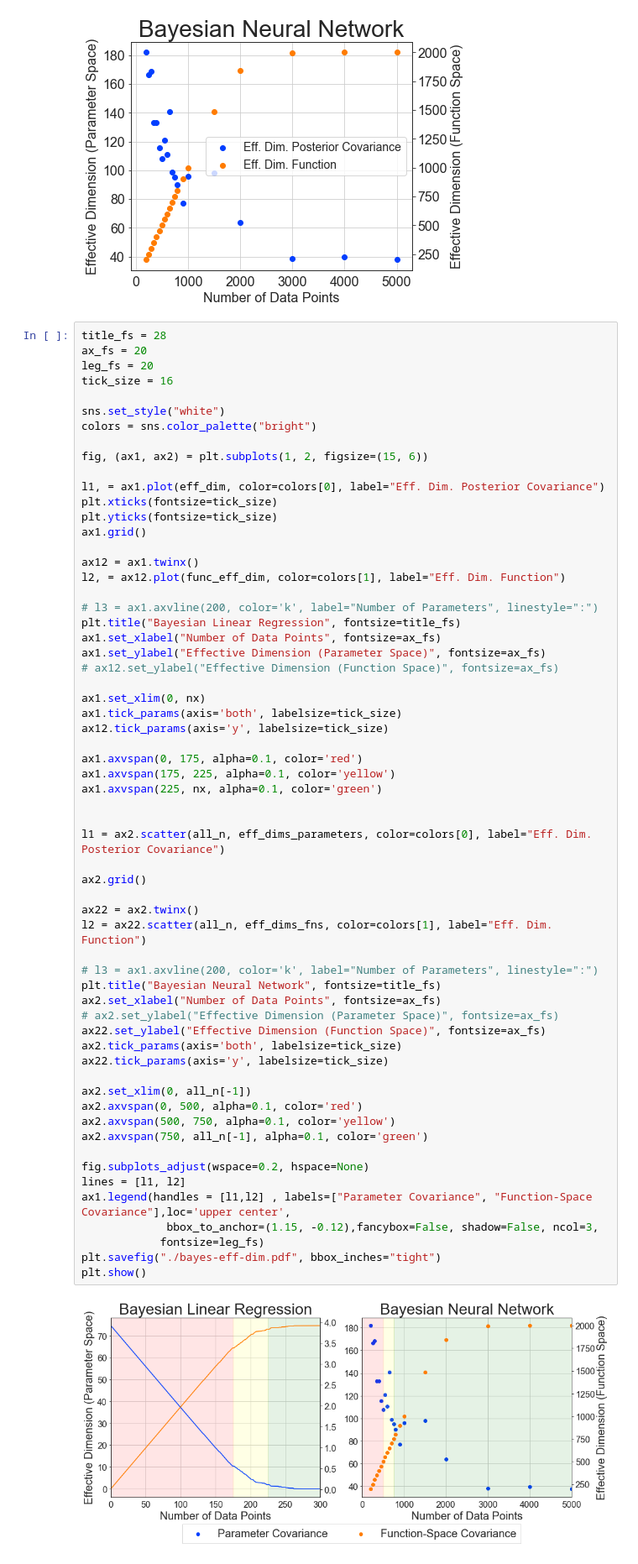
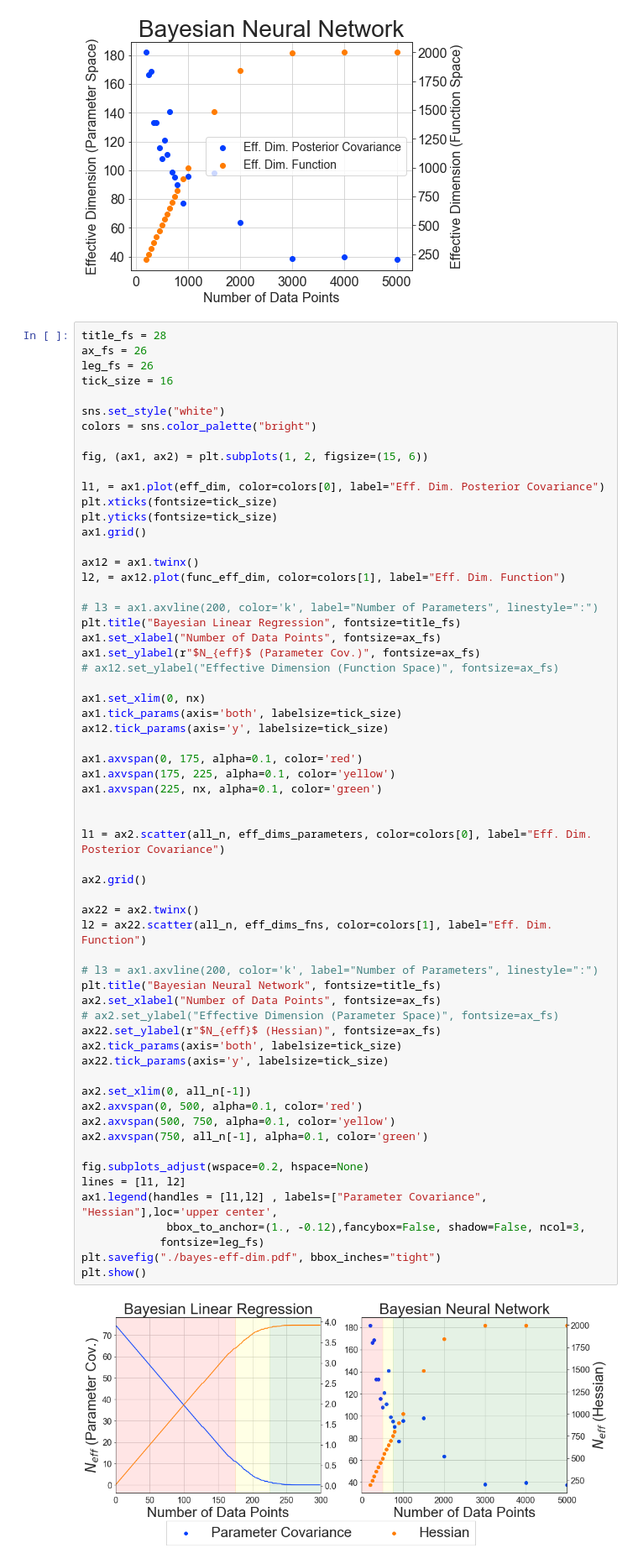
Before and after one commit to g-benton/hessian-eff-dim, a Jupyter notebook: experiments/blr/BLR effective dimension.ipynb, the cells around one changed output. Shown at 84% size. Drawn from its saved outputs; the diff is of its cells as text.

```diff
--- a/experiments/blr/BLR effective dimension.ipynb
+++ b/experiments/blr/BLR effective dimension.ipynb
@@ -226,8 +228,8 @@ plt.legend(lines, [l.get_label() for l in lines], loc="center right",
 [figure]
 # %%
 title_fs = 28
-ax_fs = 20
-leg_fs = 20
+ax_fs = 26
+leg_fs = 26
 tick_size = 16
 
 sns.set_style("white")
@@ -246,7 +248,7 @@ l2, = ax12.plot(func_eff_dim, color=colors[1], label="Eff. Dim. Function")
 # l3 = ax1.axvline(200, color='k', label="Number of Parameters", linestyle=":")
 plt.title("Bayesian Linear Regression", fontsize=title_fs)
 ax1.set_xlabel("Number of Data Points", fontsize=ax_fs)
-ax1.set_ylabel("Effective Dimension (Parameter Space)", fontsize=ax_fs)
+ax1.set_ylabel(r"$N_{eff}$ (Parameter Cov.)", fontsize=ax_fs)
 # ax12.set_ylabel("Effective Dimension (Function Space)", fontsize=ax_fs)
 
 ax1.set_xlim(0, nx)
@@ -256,34 +258,34 @@ ax12.tick_params(axis='y', labelsize=tick_size)
 ax1.axvspan(0, 175, alpha=0.1, color='red')
 ax1.axvspan(175, 225, alpha=0.1, color='yellow')
 ax1.axvspan(225, nx, alpha=0.1, color='green')
 
 
 l1 = ax2.scatter(all_n, eff_dims_parameters, color=colors[0], label="Eff. Dim. Posterior Covariance")
 
 ax2.grid()
 
 ax22 = ax2.twinx()
 l2 = ax22.scatter(all_n, eff_dims_fns, color=colors[1], label="Eff. Dim. Function")
 
 # l3 = ax1.axvline(200, color='k', label="Number of Parameters", linestyle=":")
 plt.title("Bayesian Neural Network", fontsize=title_fs)
 ax2.set_xlabel("Number of Data Points", fontsize=ax_fs)
 # ax2.set_ylabel("Effective Dimension (Parameter Space)", fontsize=ax_fs)
-ax22.set_ylabel("Effective Dimension (Function Space)", fontsize=ax_fs)
+ax22.set_ylabel(r"$N_{eff}$ (Hessian)", fontsize=ax_fs)
 ax2.tick_params(axis='both', labelsize=tick_size)
 ax22.tick_params(axis='y', labelsize=tick_size)
 
 ax2.set_xlim(0, all_n[-1])
 ax2.axvspan(0, 500, alpha=0.1, color='red')
 ax2.axvspan(500, 750, alpha=0.1, color='yellow')
 ax2.axvspan(750, all_n[-1], alpha=0.1, color='green')
 
 fig.subplots_adjust(wspace=0.2, hspace=None)
 lines = [l1, l2]
-ax1.legend(handles = [l1,l2] , labels=["Parameter Covariance", "Function-Space Covariance"],loc='upper center',
-             bbox_to_anchor=(1.15, -0.12),fancybox=False, shadow=False, ncol=3,
+ax1.legend(handles = [l1,l2] , labels=["Parameter Covariance", "Hessian"],loc='upper center',
+             bbox_to_anchor=(1., -0.12),fancybox=False, shadow=False, ncol=3,
             fontsize=leg_fs)
 plt.savefig("./bayes-eff-dim.pdf", bbox_inches="tight")
 plt.show()
 # %% [output]
-[figure, old version]
+[figure, new version]
```
Also changed, not shown: parts of 3 cells of this notebook, 4 other files.
